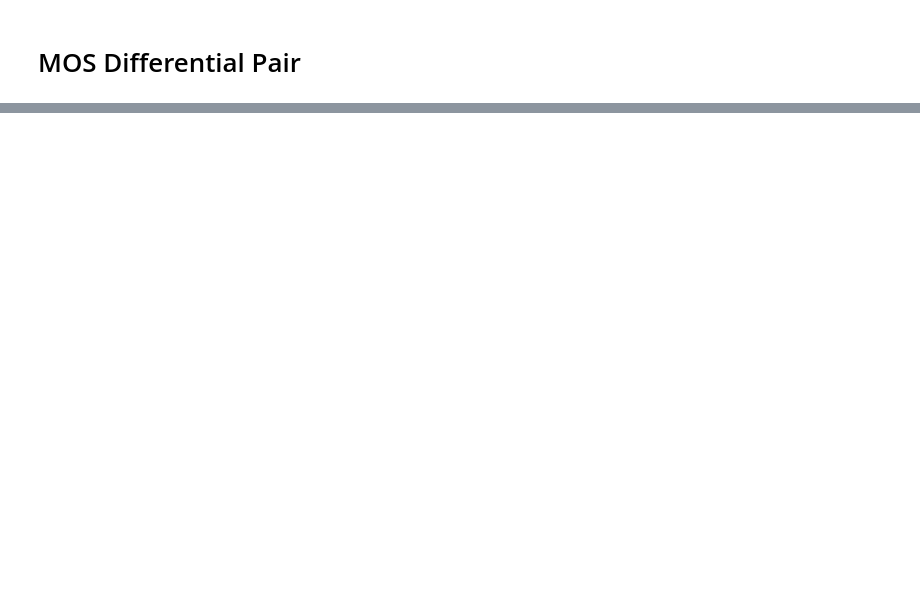
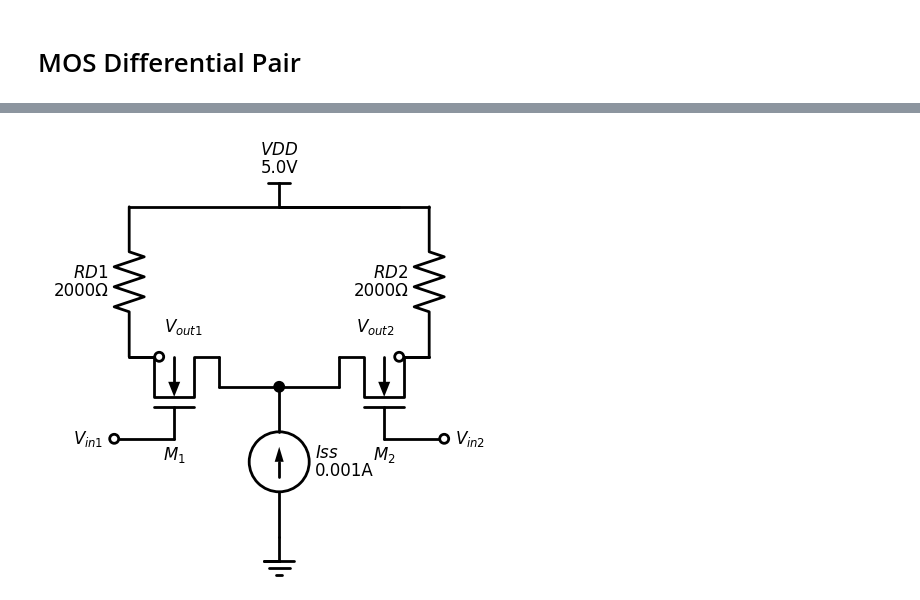
Before and after one commit to cdaunt/circulus, a Jupyter notebook: examples/mos_diff_pair.ipynb, the cells around one changed output, grey strips where cells are left out. Drawn from its saved outputs; the diff is of its cells as text; code cells hidden in the pictures; blank space fills up the shorter version.

```diff
--- a/examples/mos_diff_pair.ipynb
+++ b/examples/mos_diff_pair.ipynb
@@ -119,0 +49,71 @@ Simulation Time: 0.775s
+# %%
+import schemdraw
+import schemdraw.elements as elm
+
+# Helper to format labels
+def get_label(name, val_key, unit):
+    try:
+        val = net_dict['instances'][name]['settings'][val_key]
+        return f"${name}$\n{val}{unit}"
+    except:
+        return name
+
+with schemdraw.Drawing() as d:
+    d.config(fontsize=12, unit=2.5, inches_per_unit=0.6)
+
+    # 1. Tail Current Source
+    d.add(elm.Ground())
+    iss = d.add(elm.SourceI().up().label(get_label("Iss", "I", "A"), loc='bottom'))
+    source_dot = d.add(elm.Dot())
+
+    # 2. Left Branch (M1)
+    d.add(elm.Line().left().length(1).at(source_dot.center))
+    d.add(elm.Line().up().length(0.5))
+
+    # M1 (flipped vertically with reverse)
+    m1 = d.add(elm.NFet(bulk=True).anchor('source').up().reverse().label('$M_1$'))
+
+    # RD1
+    rd1 = d.add(elm.Resistor().up().at(m1.drain).label(get_label("RD1", "R", "Ω")))
+
+    top_rail = d.add(elm.Line().right().at(rd1.end).length(5))
+
+    # Add the VDD Symbol at the center of the top rail
+    d.add(elm.Vdd().at(top_rail.center).label(get_label("VDD", "V", "V")))
+
+    # Top Rail Left Half
+    vdd_line_left = d.add(elm.Line().right().length(2))
+
+    # 3. Right Branch (M2)
+    d.add(elm.Line().right().length(1).at(source_dot.center))
+    d.add(elm.Line().up().length(0.5))
+
+    # M2 (flipped vertically AND horizontally)
+    m2 = d.add(elm.NFet(bulk=True).anchor('source').up().reverse().flip().label('$M_2$'))
+
+    # RD2
+    rd2 = d.add(elm.Resistor().up().at(m2.drain).label(get_label("RD2", "R", "Ω")))
+
+    # Top Rail Right Half & VDD Label
+    # FIX: Move VDD label to 'bottom' so it hangs under the wire
+    #d.add(elm.Line().to(vdd_line_left.end))
+    #d.add(elm.Label().label("VDD", loc='bottom').at(vdd_line_left.end))
+
+    # 4. Inputs (Gates)
+    d.add(elm.Line().left().length(1).at(m1.gate))
+    d.add(elm.Dot(open=True).label('$V_{in1}$', loc='left'))
+
+    d.add(elm.Line().right().length(1).at(m2.gate))
+    d.add(elm.Dot(open=True).label('$V_{in2}$', loc='right'))
+
+    # 5. Outputs (Drains)
+    # FIX: Use 'ofst' to push labels higher up
+    # Left Output
+    d.add(elm.Line().right().length(0.5).at(m1.drain))
+    d.add(elm.Dot(open=True).label('$V_{out1}$', loc='right', ofst=(0, 0.5)))
+
+    # Right Output
+    d.add(elm.Line().left().length(0.5).at(m2.drain))
+    d.add(elm.Dot(open=True).label('$V_{out2}$', loc='left', ofst=(0, 0.5)))
+# %% [output]
+[figure, added]
```
Also changed, not shown: parts of 4 cells of this notebook, 14 other files.
